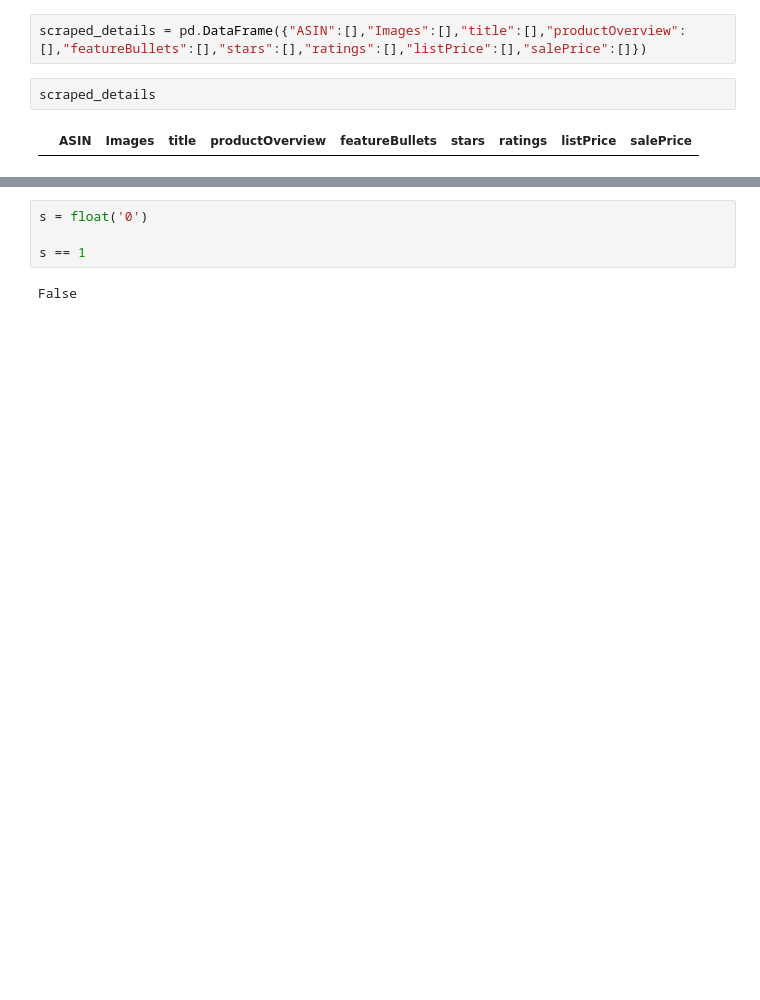
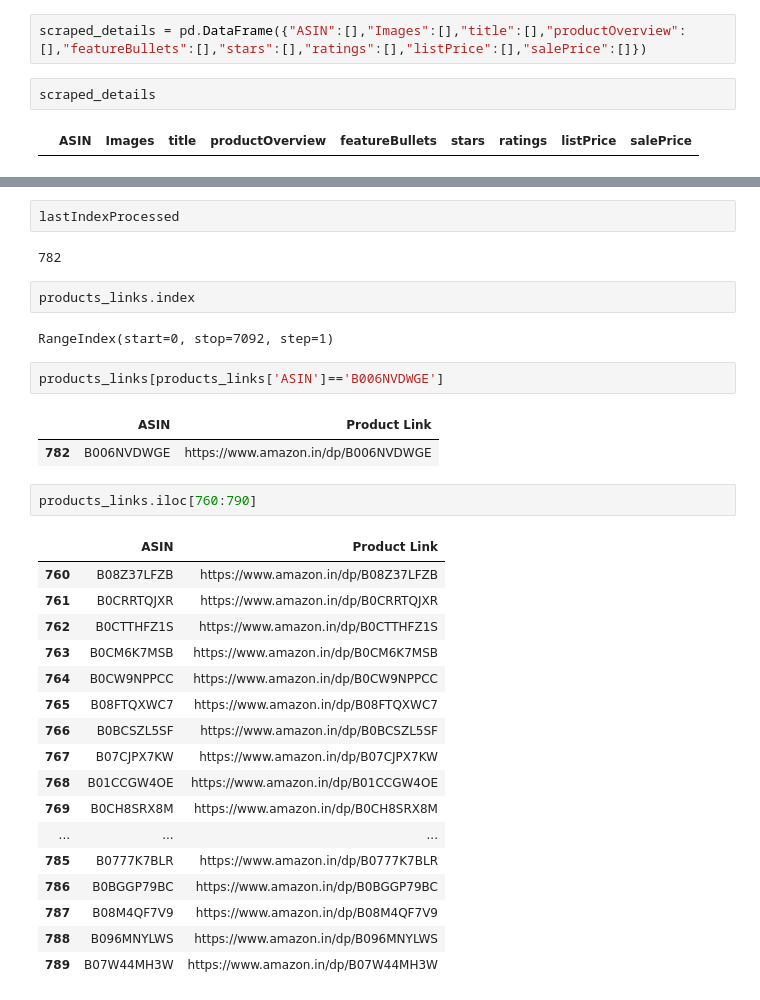
Before and after one commit to Theistic-guy/Ada, a Jupyter notebook: aryaman/notebooks/web_scraping/scraping_details.ipynb, the cells around one changed output, grey strips where cells are left out. Saved outputs shown, nothing was run; the diff lists cells and outputs as text; blank space fills up the shorter version.

```diff
--- a/aryaman/notebooks/web_scraping/scraping_details.ipynb
+++ b/aryaman/notebooks/web_scraping/scraping_details.ipynb
@@ -205,6 +122,33 @@ Stacktrace:
-# %%
-s = float('0')
-
-s == 1
-# %% [output]
-False
+# %%
+lastIndexProcessed
+# %% [output]
+782
+# %%
+products_links.index
+# %% [output]
+RangeIndex(start=0, stop=7092, step=1)
+# %%
+products_links[products_links['ASIN']=='B006NVDWGE']
+# %% [output]
+|  | ASIN | Product Link |
+| 782 | B006NVDWGE | https://www.amazon.in/dp/B006NVDWGE |
+# %%
+products_links.iloc[760:790]
+# %% [output]
+|  | ASIN | Product Link |
+| 760 | B08Z37LFZB | https://www.amazon.in/dp/B08Z37LFZB |
+| 761 | B0CRRTQJXR | https://www.amazon.in/dp/B0CRRTQJXR |
+| 762 | B0CTTHFZ1S | https://www.amazon.in/dp/B0CTTHFZ1S |
+| 763 | B0CM6K7MSB | https://www.amazon.in/dp/B0CM6K7MSB |
+| 764 | B0CW9NPPCC | https://www.amazon.in/dp/B0CW9NPPCC |
+| 765 | B08FTQXWC7 | https://www.amazon.in/dp/B08FTQXWC7 |
+| 766 | B0BCSZL5SF | https://www.amazon.in/dp/B0BCSZL5SF |
+| 767 | B07CJPX7KW | https://www.amazon.in/dp/B07CJPX7KW |
+| 768 | B01CCGW4OE | https://www.amazon.in/dp/B01CCGW4OE |
+| 769 | B0CH8SRX8M | https://www.amazon.in/dp/B0CH8SRX8M |
+| ... | ... | ... |
+| 785 | B0777K7BLR | https://www.amazon.in/dp/B0777K7BLR |
+| 786 | B0BGGP79BC | https://www.amazon.in/dp/B0BGGP79BC |
+| 787 | B08M4QF7V9 | https://www.amazon.in/dp/B08M4QF7V9 |
+| 788 | B096MNYLWS | https://www.amazon.in/dp/B096MNYLWS |
+| 789 | B07W44MH3W | https://www.amazon.in/dp/B07W44MH3W |
```
Also changed, not shown: parts of 36 cells of this notebook, 2 other files.
